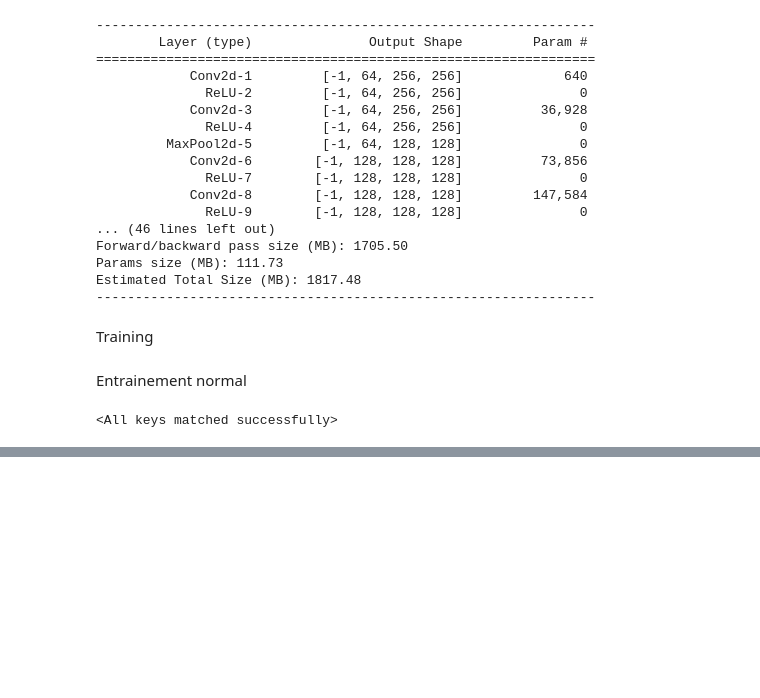
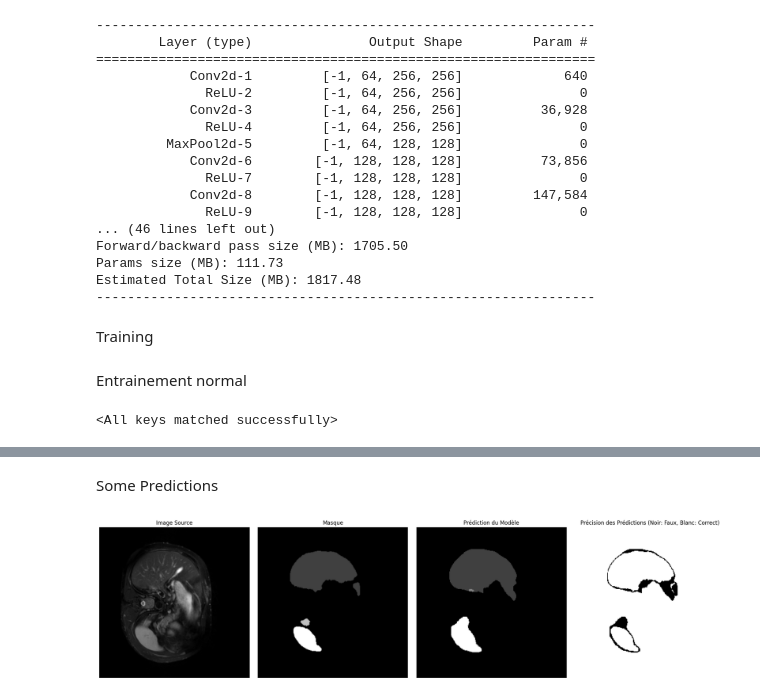
Before and after one commit to Joub2332/Attention-based-Unet-for-Segmentation, a Jupyter notebook: Architecture U-net2D.ipynb, the cells around one changed output, grey strips where cells are left out. Saved outputs shown, nothing was run; the diff lists cells and outputs as text; code cells hidden in the pictures; blank space fills up the shorter version.

```diff
--- a/Architecture U-net2D.ipynb
+++ b/Architecture U-net2D.ipynb
@@ -311,7 +312,7 @@ criterion = nn.CrossEntropyLoss(weight=class_weights)
 Entrainement normal
 # %%
 # Load the weights saved
-checkpoint_path = 'EssaisClassique2D/weightsepoque12.pth'
+checkpoint_path = 'EssaisClassique2D/weightsepoque47.pth'
 model.load_state_dict(torch.load(checkpoint_path))
 # %% [output]
 <All keys matched successfully>
@@ -439,0 +499,2 @@ Entrainement k fold cross-validation
+# %%
+model.load_state_dict(torch.load('model.pt'))
@@ -439,0 +515,2 @@ Entrainement k fold cross-validation
+# %% [markdown]
+Some Predictions
@@ -439,0 +565,4 @@ Entrainement k fold cross-validation
+# %%
+display_random_prediction(model, val_loader, device)
+# %% [output]
+[figure, added]
```
Also changed, not shown: parts of 14 cells of this notebook, 1 other file.
